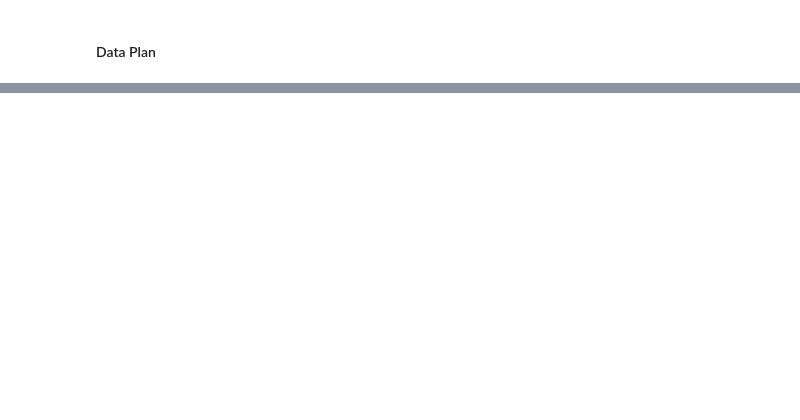
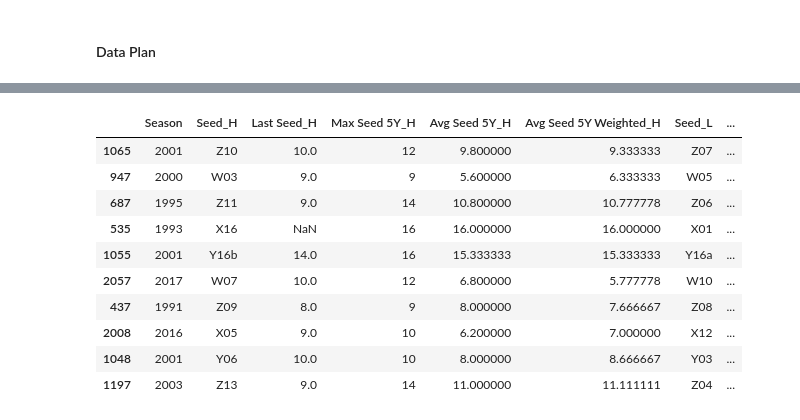
Before and after one commit to deniszgonjanin/ncaa2020, a Jupyter notebook: Mens_NCAA.ipynb, the cells around one changed output, grey strips where cells are left out. Cells and saved outputs as stored; diff of their text form; code cells hidden in the pictures; blank space fills up the shorter version.

```diff
--- a/Mens_NCAA.ipynb
+++ b/Mens_NCAA.ipynb
@@ -127,0 +138,17 @@ One row per matchup per season - NCAA
+# %%
+temp_data = pd.merge(seed_data, validation_data, left_on=['Season', 'TeamID'], right_on=['Season', 'Team_ID_L'], how='inner')
+prediction_data = pd.merge(seed_data, temp_data, left_on=['Season', 'TeamID'], right_on=['Season', 'Team_ID_H'], how='inner', suffixes=['_H', '_L'])
+prediction_data.drop(['TeamID_H', 'TeamID_L', 'Unnamed: 0'], axis=1, inplace=True)
+prediction_data.sample(10)
+# %% [output]
+|  | Season | Seed_H | Last Seed_H | Max Seed 5Y_H | Avg Seed 5Y_H | Avg Seed 5Y Weighted_H | Seed_L | ... |
+| 1065 | 2001 | Z10 | 10.0 | 12 | 9.800000 | 9.333333 | Z07 | ... |
+| 947 | 2000 | W03 | 9.0 | 9 | 5.600000 | 6.333333 | W05 | ... |
+| 687 | 1995 | Z11 | 9.0 | 14 | 10.800000 | 10.777778 | Z06 | ... |
+| 535 | 1993 | X16 | NaN | 16 | 16.000000 | 16.000000 | X01 | ... |
+| 1055 | 2001 | Y16b | 14.0 | 16 | 15.333333 | 15.333333 | Y16a | ... |
+| 2057 | 2017 | W07 | 10.0 | 12 | 6.800000 | 5.777778 | W10 | ... |
+| 437 | 1991 | Z09 | 8.0 | 9 | 8.000000 | 7.666667 | Z08 | ... |
+| 2008 | 2016 | X05 | 9.0 | 10 | 6.200000 | 7.000000 | X12 | ... |
+| 1048 | 2001 | Y06 | 10.0 | 10 | 8.000000 | 8.666667 | Y03 | ... |
+| 1197 | 2003 | Z13 | 9.0 | 14 | 11.000000 | 11.111111 | Z04 | ... |
```
Also changed, not shown: parts of 21 cells of this notebook, 2 other files.
